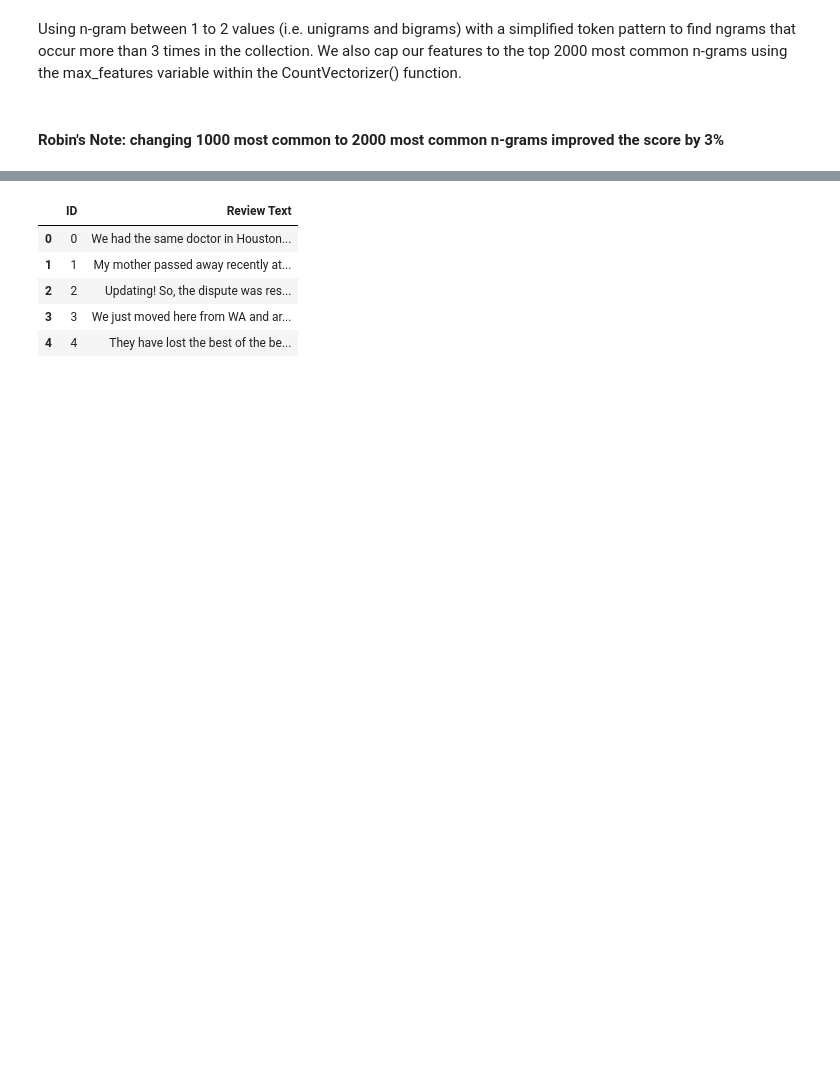
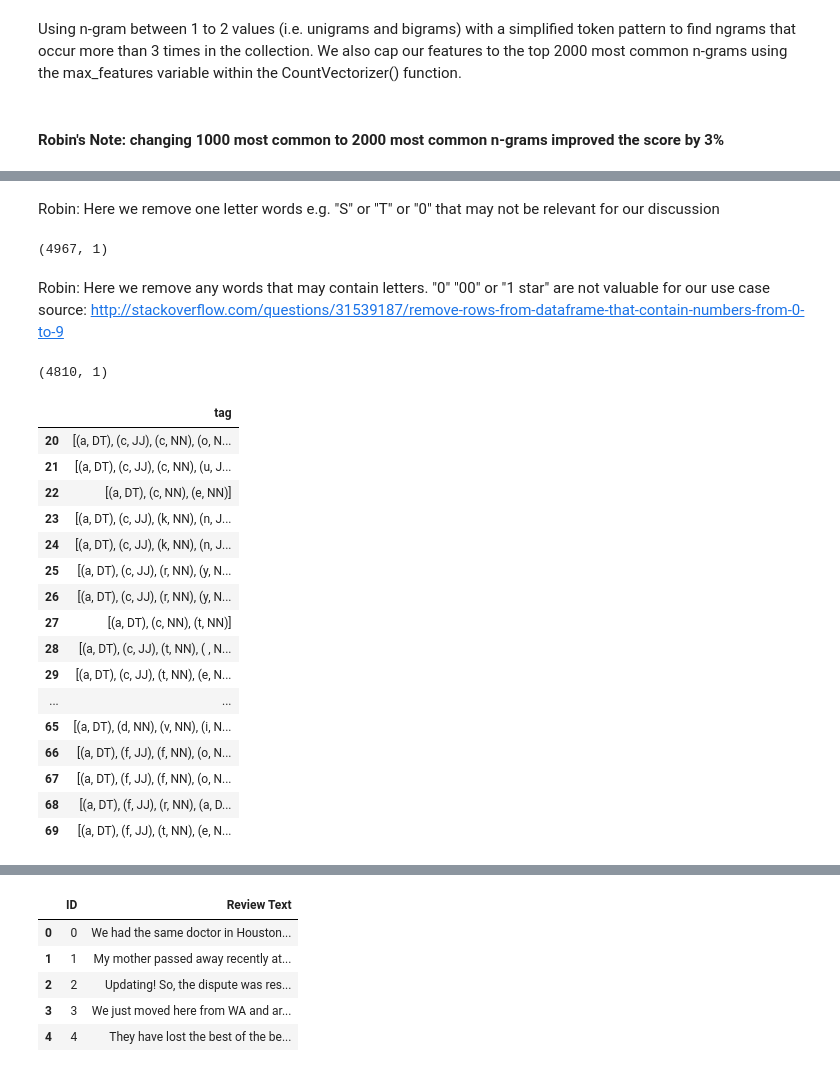
Before and after one commit to bhuvanabellala1/nlp_kaggle, a Jupyter notebook: final.ipynb, the cells around one changed output, grey strips where cells are left out. Drawn from its saved outputs; the diff is of its cells as text; code cells hidden in the pictures; blank space fills up the shorter version.

```diff
--- a/final.ipynb
+++ b/final.ipynb
@@ -127,3 +136,38 @@ df_feature_sum.index = vec.get_feature_names()
+# %% [markdown]
+Robin: Here we remove one letter words e.g. "S" or "T" or "0" that may not be relevant for our discussion
+# %%
+df_feature_sum = df_feature_sum[df_feature_sum.index.map(len) > 1]
+df_feature_sum.shape
+# %% [output]
+(4967, 1)
+# %% [markdown]
+Robin: Here we remove any words that may contain letters. "0" "00" or "1 star" are not valuable for our use case
+source: http://stackoverflow.com/questions/31539187/remove-rows-from-dataframe-that-contain-numbers-from-0-to-9
+# %%
+df_feature_sum = df_feature_sum[~df_feature_sum.index.str.contains('\d')]
+df_feature_sum.shape
+# %% [output]
+(4810, 1)
+# %%
+df_feature_sum[20:70]
+# %% [output]
+|  | tag |
+| 20 | [(a, DT), (c, JJ), (c, NN), (o, N... |
+| 21 | [(a, DT), (c, JJ), (c, NN), (u, J... |
+| 22 | [(a, DT), (c, NN), (e, NN)] |
+| 23 | [(a, DT), (c, JJ), (k, NN), (n, J... |
+| 24 | [(a, DT), (c, JJ), (k, NN), (n, J... |
+| 25 | [(a, DT), (c, JJ), (r, NN), (y, N... |
+| 26 | [(a, DT), (c, JJ), (r, NN), (y, N... |
+| 27 | [(a, DT), (c, NN), (t, NN)] |
+| 28 | [(a, DT), (c, JJ), (t, NN), ( , N... |
+| 29 | [(a, DT), (c, JJ), (t, NN), (e, N... |
+| ... | ... |
+| 65 | [(a, DT), (d, NN), (v, NN), (i, N... |
+| 66 | [(a, DT), (f, JJ), (f, NN), (o, N... |
+| 67 | [(a, DT), (f, JJ), (f, NN), (o, N... |
+| 68 | [(a, DT), (f, JJ), (r, NN), (a, D... |
+| 69 | [(a, DT), (f, JJ), (t, NN), (e, N... |
 # %%
 df_feature_sum.sort('counts', ascending=False)[:50].plot(kind='barh', figsize=(7,10));
 # %% [output]
```
Also changed, not shown: parts of 6 cells of this notebook.
